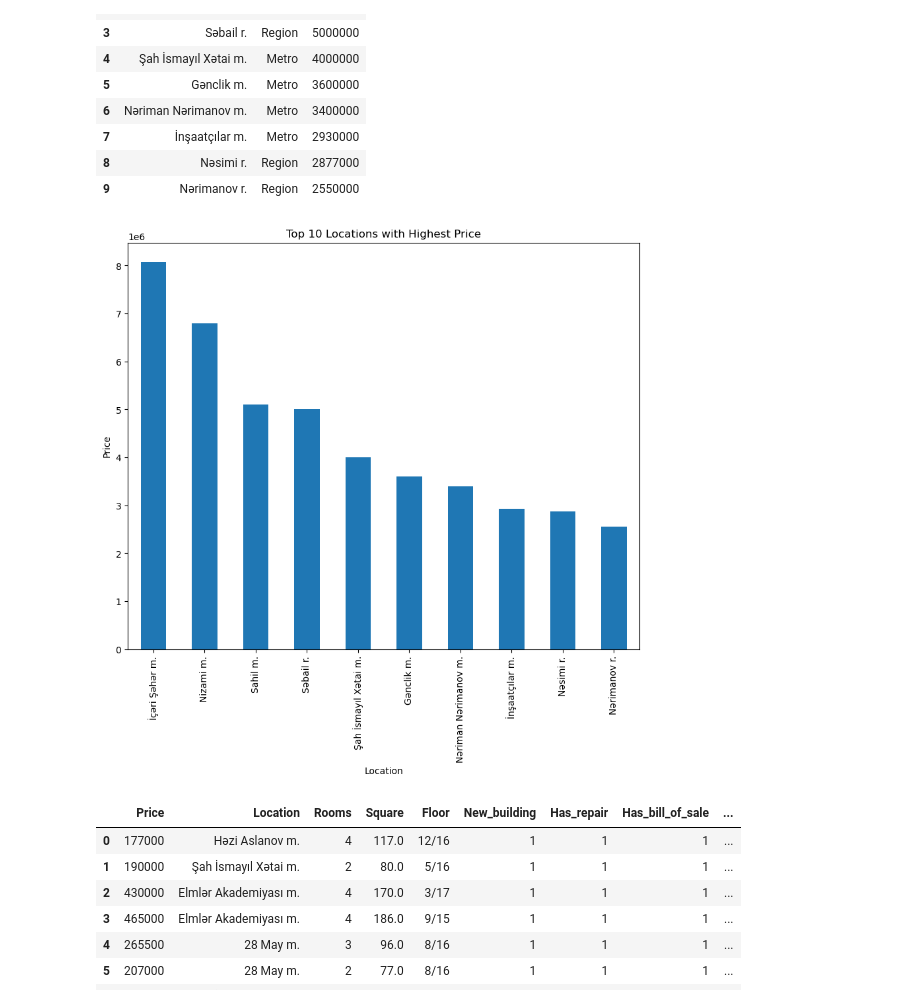
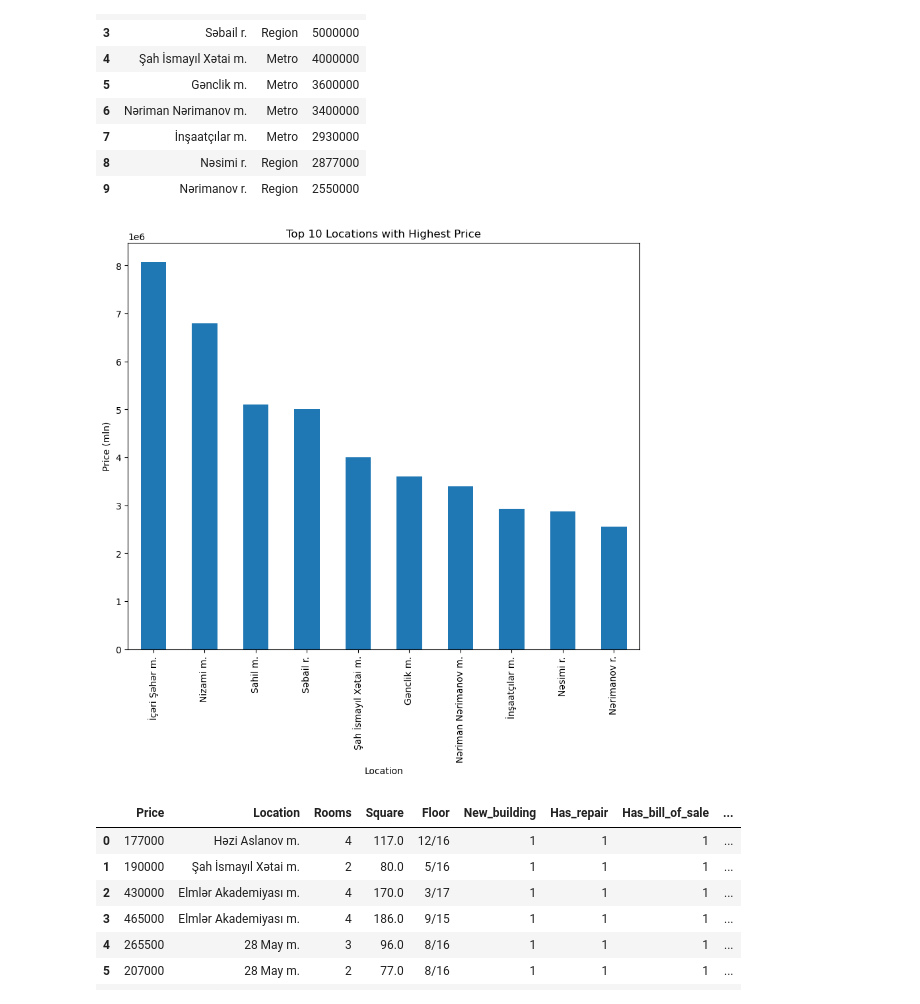
Before and after one commit to Khayal11/Baku_Apartments_Data, a Jupyter notebook: project.ipynb, the cells around one changed output. Cells and saved outputs as stored; diff of their text form; code cells hidden in the pictures.

Commit message:
Add some info to charts

```diff
--- a/project.ipynb
+++ b/project.ipynb
@@ -229,12 +229,12 @@ top_10_price
 # %%
 # Plotting top 10 expensive locations with prices
 top_10_price.plot(kind = 'bar', x= 'Location', y = 'Price',legend=False,figsize=(10,8))
 plt.title('Top 10 Locations with Highest Price')
 plt.xlabel('Location')
-plt.ylabel('Price')
+plt.ylabel('Price (mln)')
 plt.show()
 # %% [output]
-[figure, old version]
+[figure, new version]
 # %%
 # Add new column to get price per square meter for location
 baku_unique_data['Price_per_square'] = baku_unique_data['Price'] / baku_unique_data['Square']
```
Also changed, not shown: parts of 3 cells of this notebook, 1 other file.
